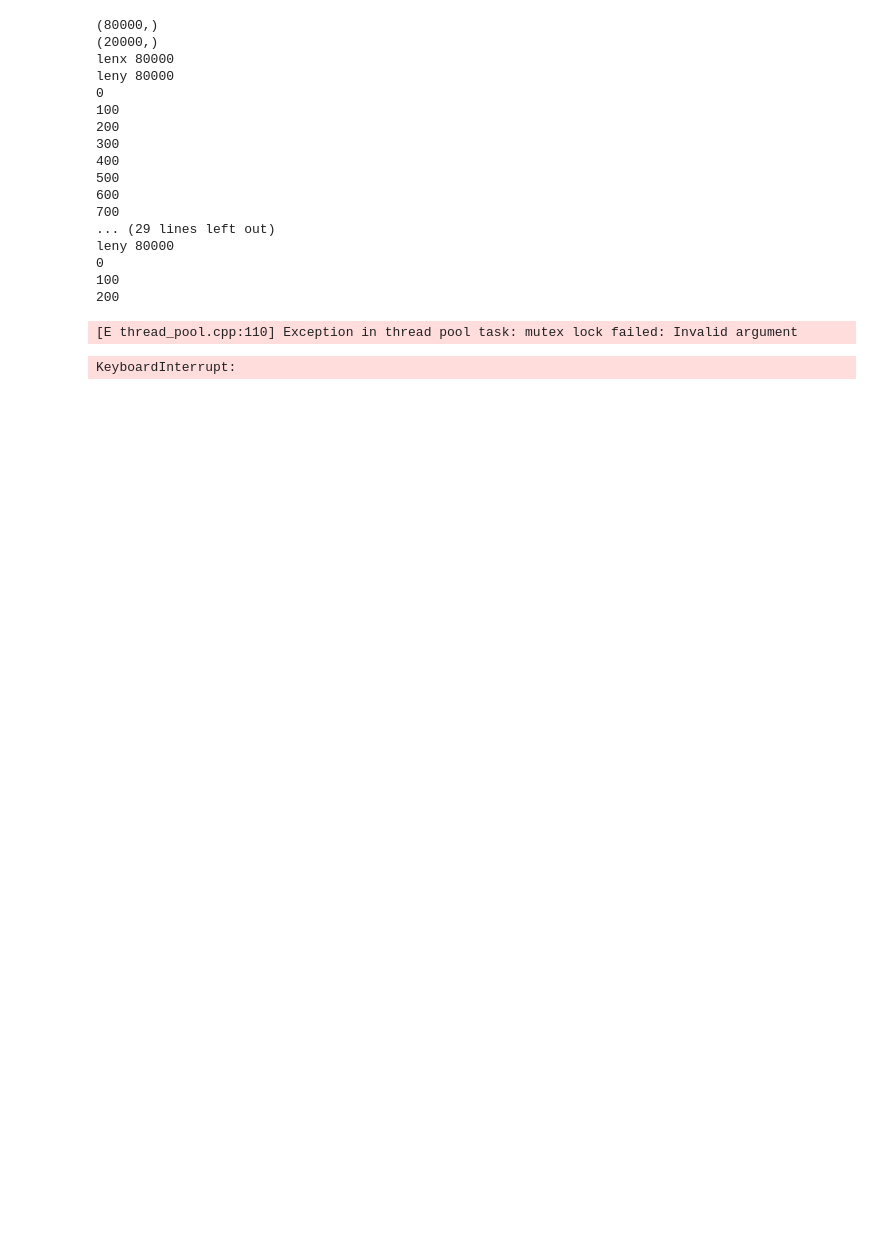
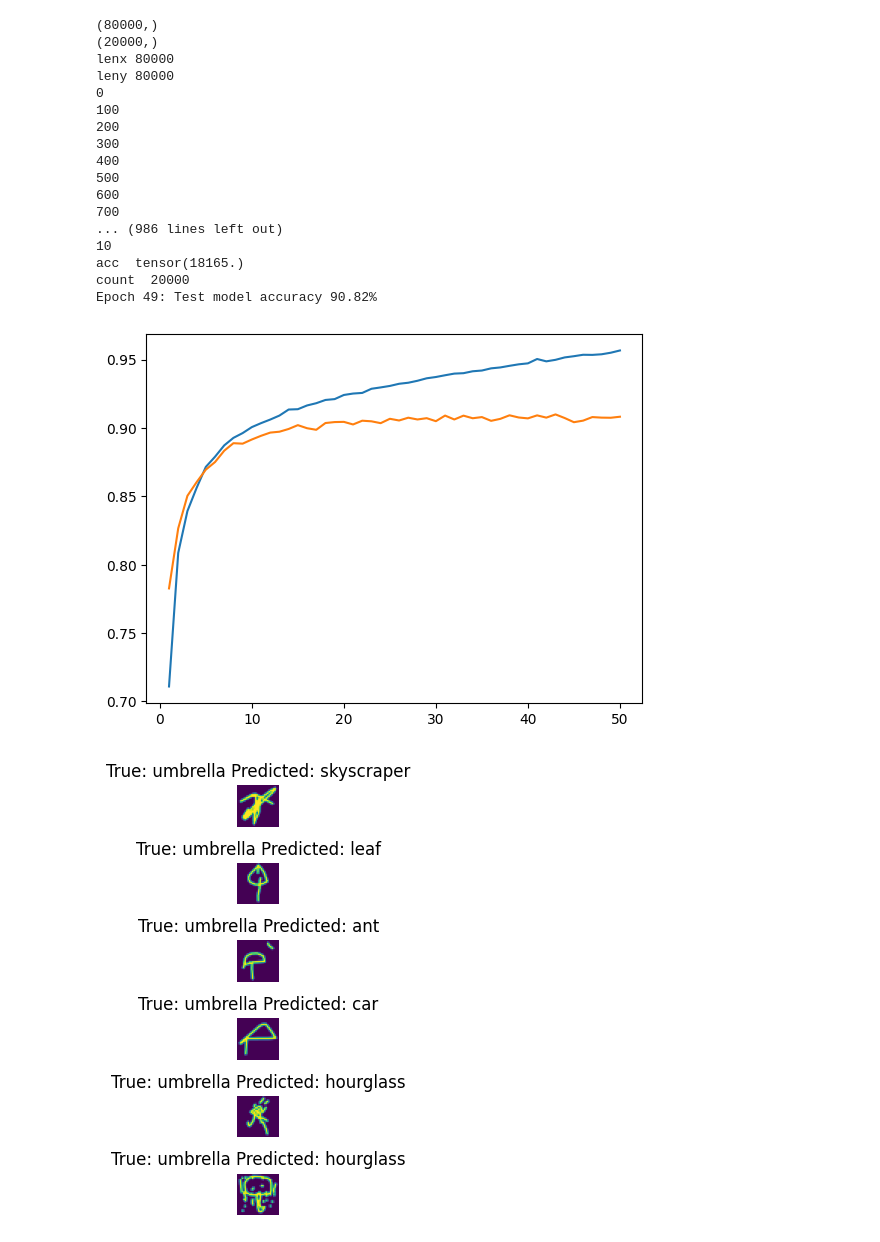
Before and after one commit to ArthurJakobsson/Drawing_Origin_DL, a Jupyter notebook: cnn-midway.ipynb, the cells around one changed output. Drawn from its saved outputs; the diff is of its cells as text; code cells hidden in the pictures; blank space fills up the shorter version.

Commit message:
50 epoch model and paper updates

```diff
--- a/cnn-midway.ipynb
+++ b/cnn-midway.ipynb
@@ -134,6 +134,9 @@ class ImageDataLoader(Dataset):
 
     def getCountryInfo(self):
         return self.countryDict
+
+    def getClasses(self):
+        return self.classes
 # %%
 def eda(func):
   countryD = func()
@@ -206,6 +209,21 @@ class trainLoop:
         self.outputFolder = outputFolder
         self.batch_size = batch_size
         self.optimizer = optim.SGD(self.my_model.parameters(), lr=1e-3)
+        self.train_acc = []
+        self.test_acc = []
+        self.example_errors = []
+        self.classes = {
+            "apple" : 0,
+            "ant": 1,
+            "car" : 2,
+            "book" : 3,
+            "leaf" : 4,
+            "hourglass" : 5,
+            "rabbit" : 6,
+            "truck" : 7,
+            "skyscraper" : 8,
+            "umbrella" : 9
+        }
 
     def shuffleData(self, X, y, epoch):
         """
@@ -232,7 +250,8 @@ class trainLoop:
         xData, yData = xData.astype('f'), yData.astype('l')
         xData = torch.from_numpy(xData.reshape(-1,28,28))
         yData = torch.from_numpy(yData)
-
+        acc=0
+        count=0
         batchSize = self.batch_size
         for i in range(len(xData) // batchSize):
             if i % 100 == 0:
@@ -245,6 +264,11 @@ class trainLoop:
             self.optimizer.zero_grad()
             loss.backward()
             self.optimizer.step()
+            acc += (torch.argmax(y_pred, 1) == batchY).float().sum()
+            count += len(batchY)
+        acc /= count
+        self.train_acc.append(acc)
+        print("Epoch %d: Train model accuracy %.2f%%" % (epoch, acc*100))
 
     def runModel(self, epochCount):
         for i in range(epochCount):
@@ -269,40 +293,69 @@ class trainLoop:
                 # print("here")
                 # print(batchX)
                 y_pred = self.my_model(batchX)
                 # print(y_pred)
                 # print(batchY)
-                acc += (torch.argmax(y_pred, 1) == batchY).float().sum()
+                pred_argmax = torch.argmax(y_pred, 1)
+                for k, pred_similarity in enumerate((pred_argmax == batchY)):
+                    if not pred_similarity:
+                        self.example_errors.append((batchX[k], batchY[k], pred_argmax[k]))
+
+                acc += (pred_argmax == batchY).float().sum()
                 count += len(batchY)
             print("acc ", acc)
             print("count ", count)
             acc /= count
-            print("Epoch %d: model accuracy %.2f%%" % (i, acc*100))
+            self.test_acc.append(acc)
+            print("Epoch %d: Test model accuracy %.2f%%" % (i, acc*100))
+
+        x = [(i+1) for i in range(epochCount)]
+        plt.plot(x,self.train_acc, label="Train Accuracy")
+        plt.plot(x,self.test_acc, label="Test Accuracy")
+        plt.savefig('Accuracy.png')
+        example_errors = self.example_errors.reverse()
+
+        #save incorrect preds
+        rows = 6
+        columns = 1
+        fig = plt.figure()
+        for p in range(1,7):
+            fig.tight_layout(pad=1.0)
+            fig.add_subplot(rows, columns, p)
+            x,y,pred = self.example_errors[p]
+            plt.imshow(x[0])
+            plt.axis('off')
+            val_list = list(self.classes.values())
+            key_list = list(self.classes.keys())
+            y_lab = key_list[val_list.index(y)]
+            pred_lab = key_list[val_list.index(pred)]
+            plt.title('True: {} Predicted: {}'.format(y_lab, pred_lab))
+        plt.savefig("Misclassified.png")
 
 
 model = OurCNN()
 loss_fn = nn.CrossEntropyLoss()
 TrainDataLoader = ImageDataLoader(train=True)
 TestDataLoader = ImageDataLoader(train=False)
 training = trainLoop(TrainDataLoader, TestDataLoader, model, loss_fn, "models", 100)
-training.runModel(20)
+training.runModel(50)
 torch.save(model.state_dict(), "models/categoryModel1.pth")
 # %% [output]
 (80000,)
 (20000,)
 lenx 80000
 leny 80000
 0
 100
 200
 300
 400
 500
 600
 700
-... (29 lines left out)
-leny 80000
-0
-100
-200
+... (986 lines left out)
+10
+acc  tensor(18165.)
+count  20000
+Epoch 49: Test model accuracy 90.82%
-[E thread_pool.cpp:110] Exception in thread pool task: mutex lock failed: Invalid argument
-KeyboardInterrupt:
+[figure, added]
+[figure, added]
```
Also changed, not shown: 9 other files.
